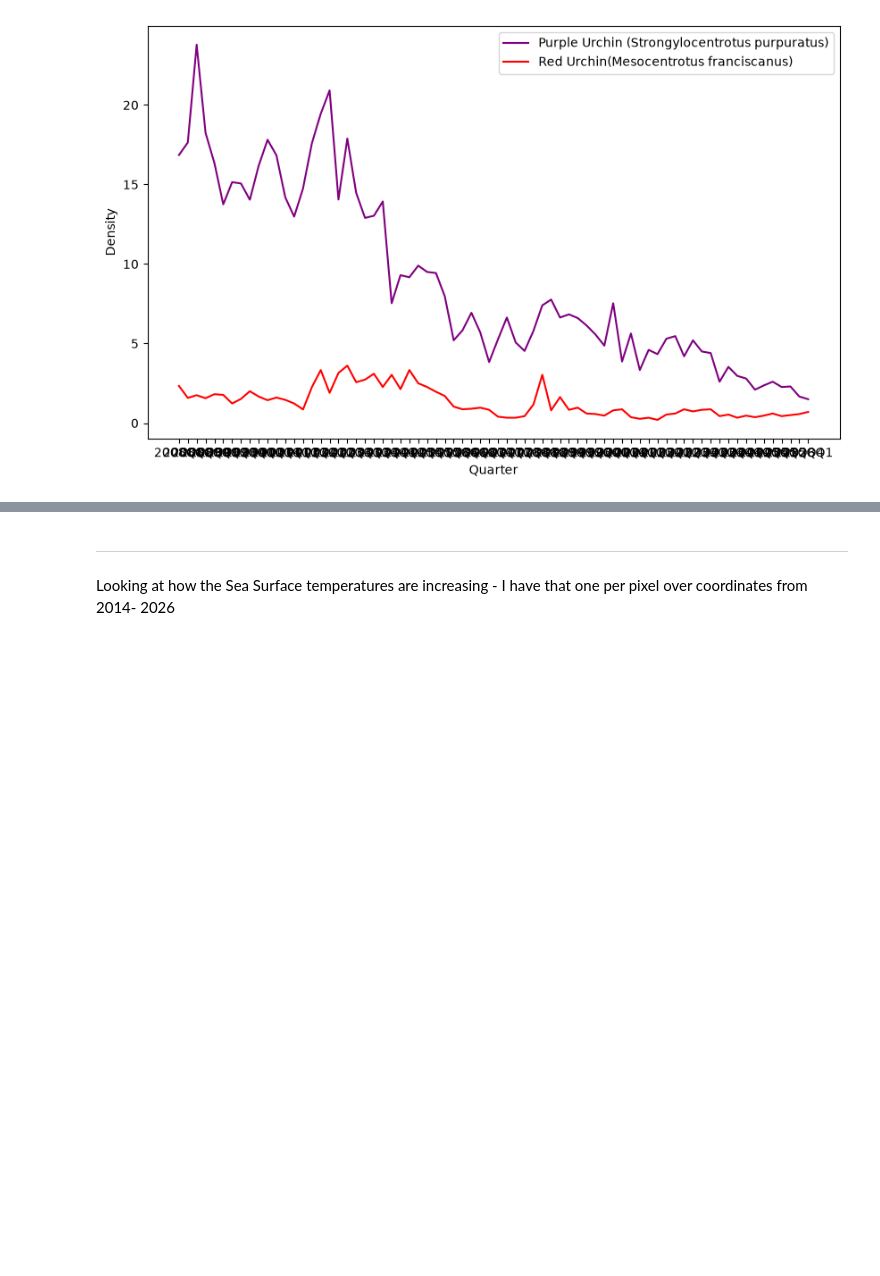
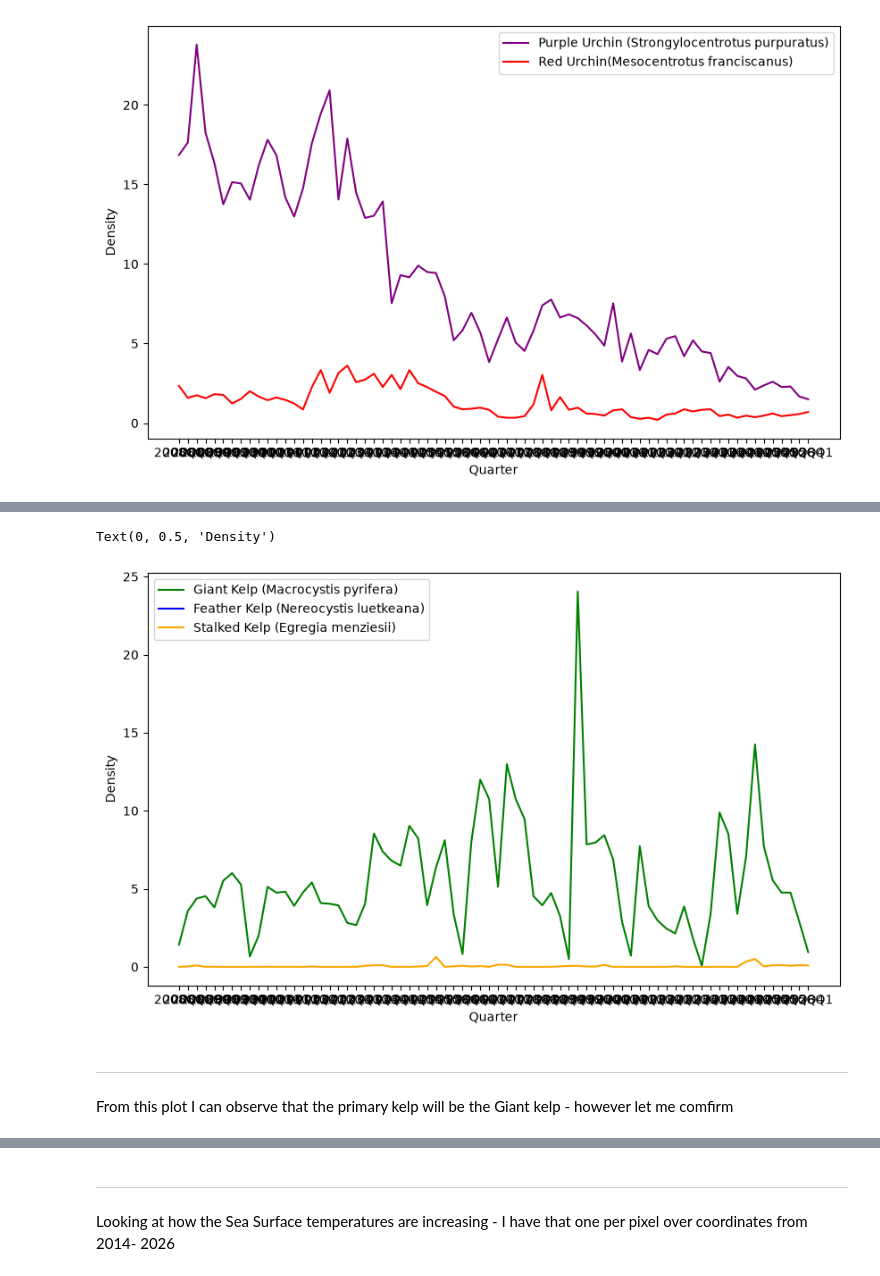
Before and after one commit to EmmaBucket/398_ocean, a Jupyter notebook: Analysis/variable_exploration.ipynb, the cells around one changed output, grey strips where cells are left out. Saved outputs shown, nothing was run; the diff lists cells and outputs as text; code cells hidden in the pictures; blank space fills up the shorter version.

```diff
--- a/Analysis/variable_exploration.ipynb
+++ b/Analysis/variable_exploration.ipynb
@@ -194,0 +201,2 @@ Text(0, 0.5, 'Density')
+# %%
+kelp_from_reef = reef[(reef['species'] == 'Macrocystis pyrifera')|(reef['species'] == 'Nereocystis luetkeana') | (reef['species'] == 'Egregia menziesii') | (reef['species'] == 'Pterygophora californica')]
@@ -194,0 +227,25 @@ Text(0, 0.5, 'Density')
+# %%
+kelp_from_reef['yq']= kelp_from_reef['date'].dt.to_period('Q')
+kelp_quarterly = kelp_from_reef.groupby(['yq', 'species'])['density'].mean().reset_index()
+# %%
+# want to plot it like the urchin density plot, so need to separate the species into different dataframes
+
+giant_kelp = kelp_quarterly[kelp_quarterly['species'] == 'Macrocystis pyrifera']
+feather_kelp = kelp_quarterly[kelp_quarterly['species'] == 'Nereocystis luetkeana']
+stalked_kelp = kelp_quarterly[kelp_quarterly['species'] == 'Egregia menziesii']
+
+plt.figure(figsize=(10, 6))
+
+plt.plot(giant_kelp['yq'].astype(str), giant_kelp['density'], label='Giant Kelp (Macrocystis pyrifera)', color='green')
+plt.plot(feather_kelp['yq'].astype(str), feather_kelp['density'], label='Feather Kelp (Nereocystis luetkeana)', color='blue')
+plt.plot(stalked_kelp['yq'].astype(str), stalked_kelp['density'], label='Stalked Kelp (Egregia menziesii)', color='orange')
+
+plt.legend()
+plt.xlabel('Quarter')
+plt.ylabel('Density')
+# %% [output]
+Text(0, 0.5, 'Density')
+[figure, added]
+# %% [markdown]
+---
+From this plot I can observe that the primary kelp will be the Giant kelp - however let me comfirm
```
Also changed, not shown: parts of 19 cells of this notebook.
